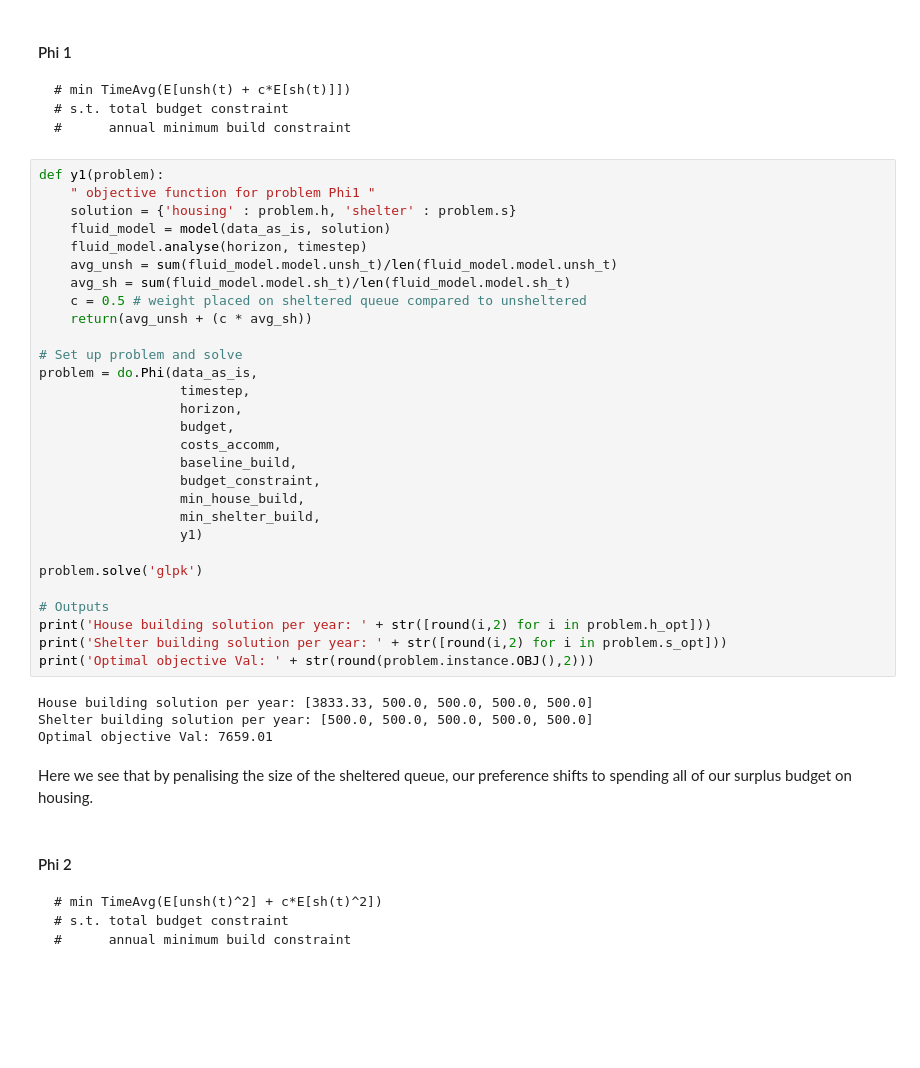
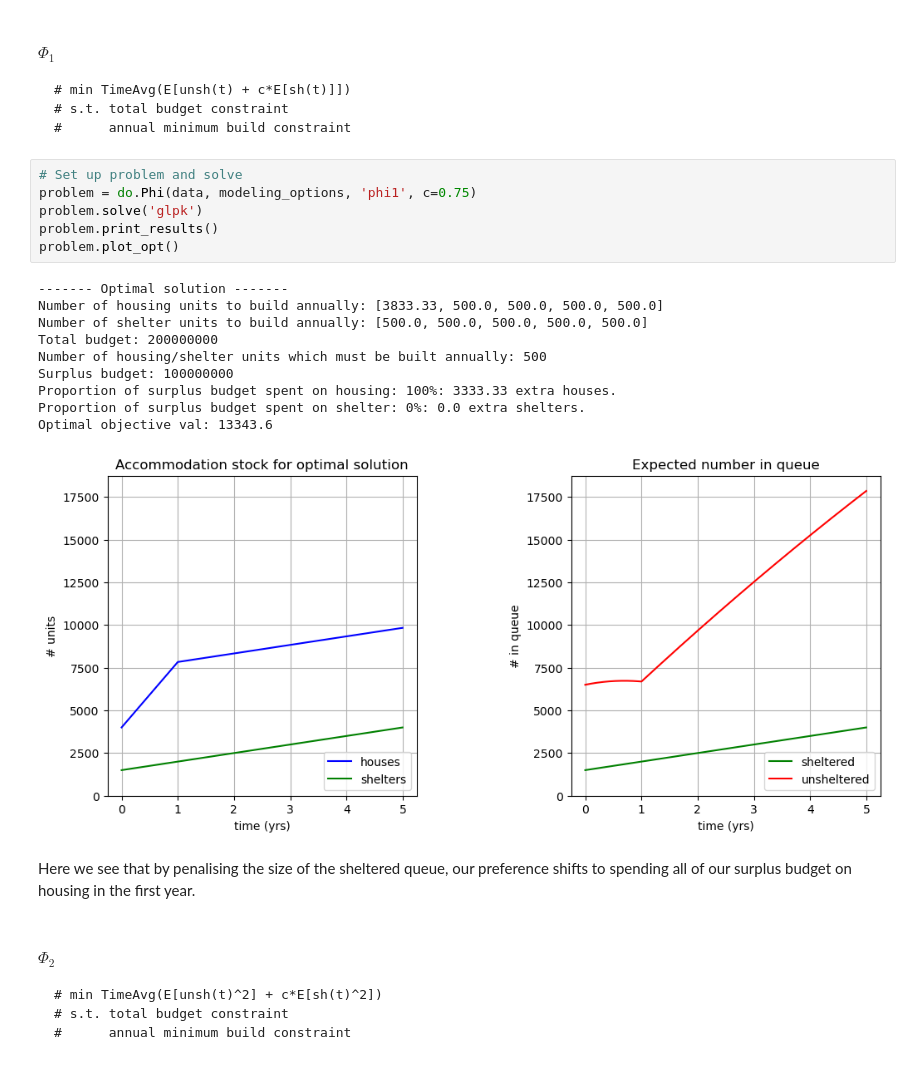
Before and after one commit to grahamburgess3/homeless_services, a Jupyter notebook: 09_Deterministic_Optimisation.ipynb, the cells around one changed output. Drawn from its saved outputs; the diff is of its cells as text; blank space fills up the shorter version.

```diff
--- a/09_Deterministic_Optimisation.ipynb
+++ b/09_Deterministic_Optimisation.ipynb
@@ -78,45 +53,29 @@ Here we see that for the given cost of shelter and given housing service rate, i
 # %% [markdown]
-####  Phi 1
+####  $\Phi_1$
     # min TimeAvg(E[unsh(t) + c*E[sh(t)]])
     # s.t. total budget constraint
     #      annual minimum build constraint
 # %%
-def y1(problem):
-    " objective function for problem Phi1 "
-    solution = {'housing' : problem.h, 'shelter' : problem.s}
-    fluid_model = model(data_as_is, solution)
-    fluid_model.analyse(horizon, timestep)
-    avg_unsh = sum(fluid_model.model.unsh_t)/len(fluid_model.model.unsh_t)
-    avg_sh = sum(fluid_model.model.sh_t)/len(fluid_model.model.sh_t)
-    c = 0.5 # weight placed on sheltered queue compared to unsheltered
-    return(avg_unsh + (c * avg_sh))
-
 # Set up problem and solve
-problem = do.Phi(data_as_is,
-                  timestep,
-                  horizon,
-                  budget,
-                  costs_accomm,
-                  baseline_build,
-                  budget_constraint,
-                  min_house_build,
-                  min_shelter_build,
-                  y1)
-
+problem = do.Phi(data, modeling_options, 'phi1', c=0.75)
 problem.solve('glpk')
-
-# Outputs
-print('House building solution per year: ' + str([round(i,2) for i in problem.h_opt]))
-print('Shelter building solution per year: ' + str([round(i,2) for i in problem.s_opt]))
-print('Optimal objective Val: ' + str(round(problem.instance.OBJ(),2)))
+problem.print_results()
+problem.plot_opt()
 # %% [output]
-House building solution per year: [3833.33, 500.0, 500.0, 500.0, 500.0]
-Shelter building solution per year: [500.0, 500.0, 500.0, 500.0, 500.0]
-Optimal objective Val: 7659.01
+------- Optimal solution -------
+Number of housing units to build annually: [3833.33, 500.0, 500.0, 500.0, 500.0]
+Number of shelter units to build annually: [500.0, 500.0, 500.0, 500.0, 500.0]
+Total budget: 200000000
+Number of housing/shelter units which must be built annually: 500
+Surplus budget: 100000000
+Proportion of surplus budget spent on housing: 100%: 3333.33 extra houses.
+Proportion of surplus budget spent on shelter: 0%: 0.0 extra shelters.
+Optimal objective val: 13343.6
+[figure, added]
 # %% [markdown]
-Here we see that by penalising the size of the sheltered queue, our preference shifts to spending all of our surplus budget on housing.
+Here we see that by penalising the size of the sheltered queue, our preference shifts to spending all of our surplus budget on housing in the first year.
 # %% [markdown]
-####  Phi 2
+####  $\Phi_2$
     # min TimeAvg(E[unsh(t)^2] + c*E[sh(t)^2])
     # s.t. total budget constraint
     #      annual minimum build constraint
```
Also changed, not shown: parts of 23 cells of this notebook, 1 other file.
